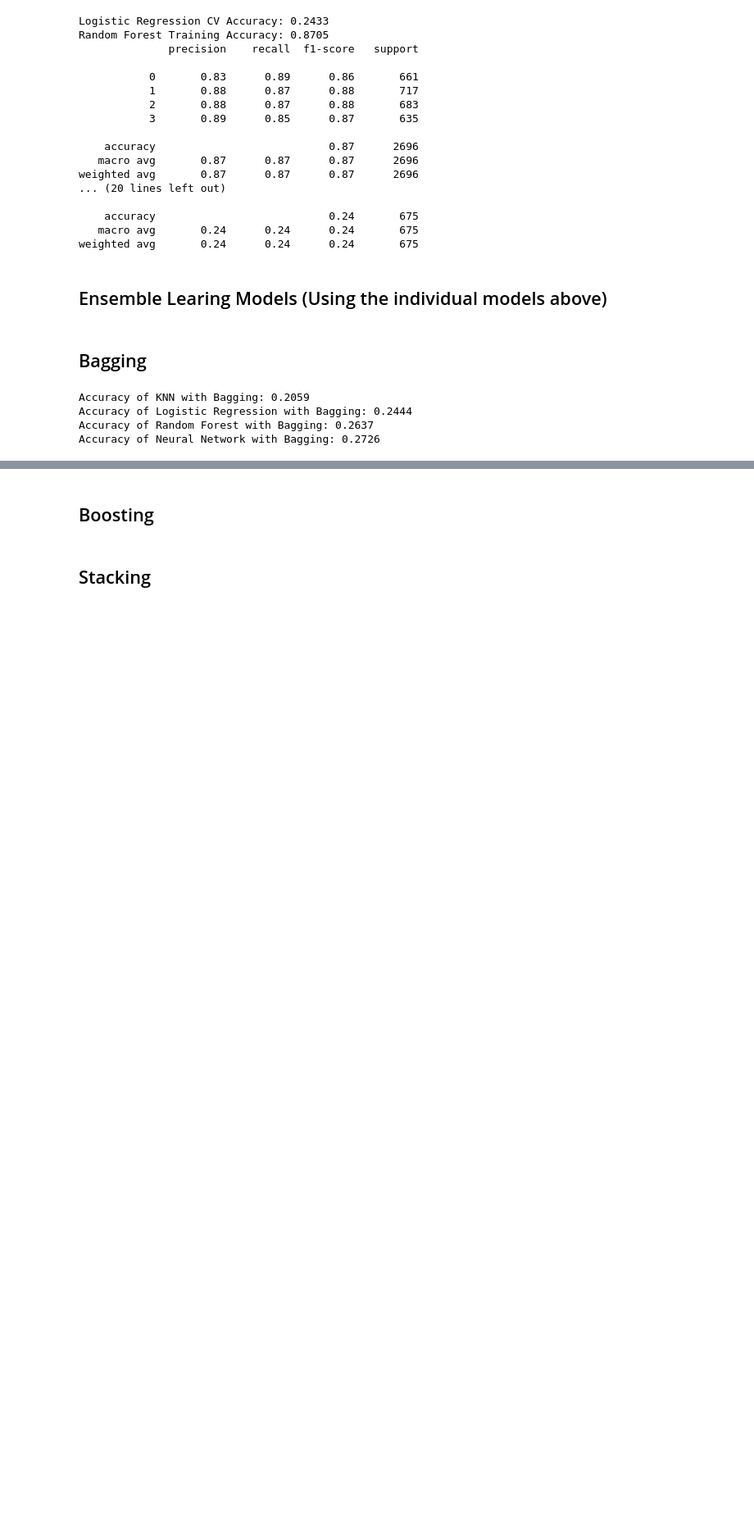
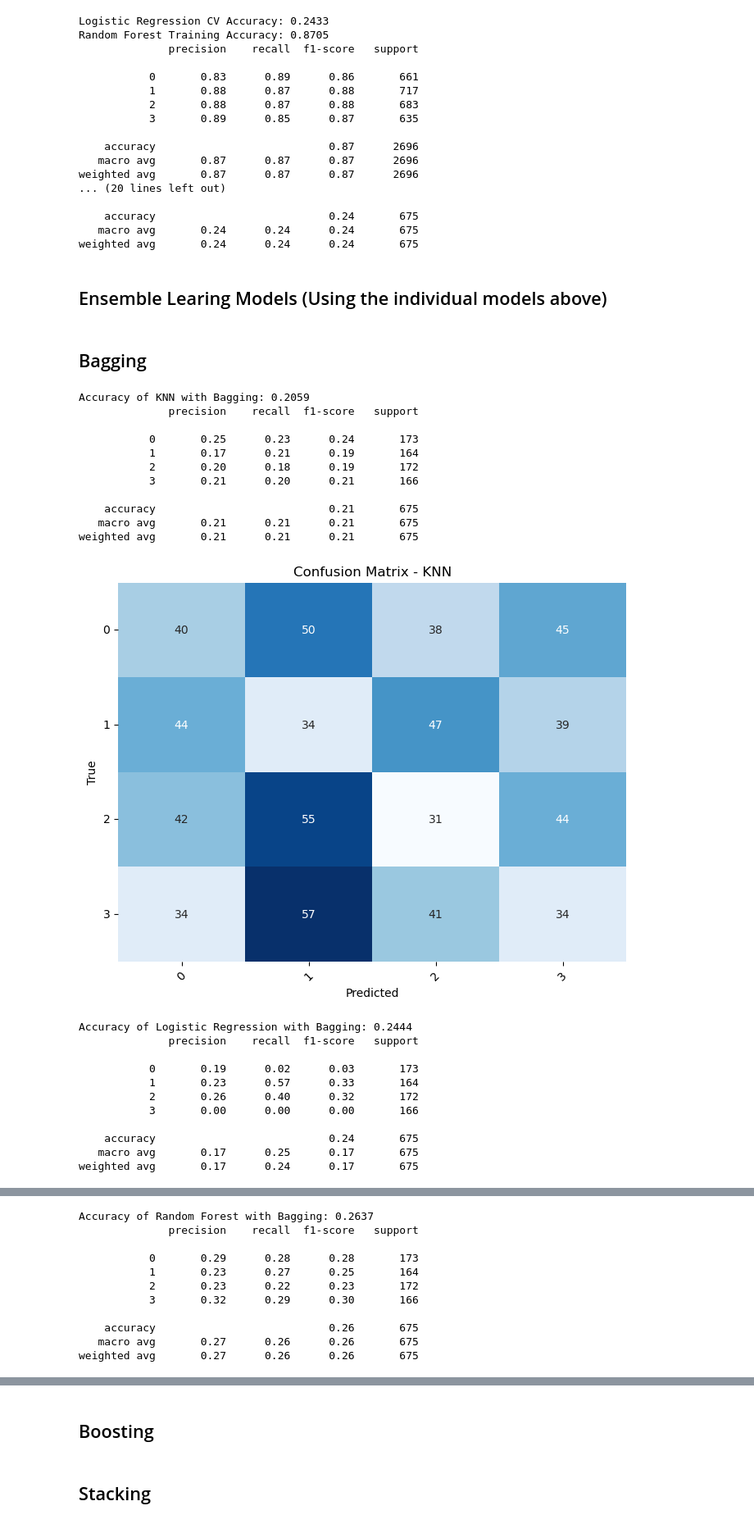
Before and after one commit to johnnyhuyhuynh/MindSpace, a Jupyter notebook: MindSpace-test.ipynb, the cells around one changed output, grey strips where cells are left out. Shown at 82% size. Saved outputs shown, nothing was run; the diff lists cells and outputs as text; code cells hidden in the pictures; blank space fills up the shorter version.

Commit message:
Updated Bagging and fixed Pip Install for Xgboost

```diff
--- a/MindSpace-test.ipynb
+++ b/MindSpace-test.ipynb
@@ -1645,34 +1652,55 @@ weighted avg       0.24      0.24      0.24       675
 # %%
 from sklearn.ensemble import BaggingClassifier
 
 # Split the data into training and testing sets
 X_trainBagging, X_testBagging, y_trainBagging, y_testBagging = train_test_split(X, y, test_size=0.2, random_state=42)
 
 # Define base models for bagging
 models = {
     'KNN': KNeighborsClassifier(weights = 'distance', algorithm = 'kd_tree'),
     'Logistic Regression': LogisticRegression(solver='liblinear', penalty='l2', C=1.0),
     'Random Forest': RandomForestClassifier(n_estimators=100, max_depth=10, random_state=42, class_weight='balanced'),
-    'Neural Network': MLPClassifier(),
+    'Neural Network': MLPClassifier(activation='tanh', alpha=0.1, hidden_layer_sizes=(40, 40), learning_rate='constant', solver='adam', max_iter=1000),
     'SVM': SVC(C=10, decision_function_shape='ovo', kernel='linear')
 }
 
 # Train each model with Bagging
 for model_name, model in models.items():
     # Define Bagging Classifier with the base model
     bagging_model = BaggingClassifier(estimator=model, n_estimators=10, random_state=42)
 
     # Fit the model
     bagging_model.fit(X_trainBagging, y_trainBagging)
 
     # Predict on the test set
     y_predBagging = bagging_model.predict(X_testBagging)
 
     # Evaluate the model
     accuracy = accuracy_score(y_testBagging, y_predBagging)
     print(f"Accuracy of {model_name} with Bagging: {accuracy:.4f}")
+    print(classification_report(y_testBagging, y_predBagging, zero_division=0))
+    plot_confusion_matrix(y_true=y_testBagging, y_pred=y_predBagging, title= f"Confusion Matrix - {model_name}")
 # %% [output]
 Accuracy of KNN with Bagging: 0.2059
-Accuracy of Logistic Regression with Bagging: 0.2444
-Accuracy of Random Forest with Bagging: 0.2637
-Accuracy of Neural Network with Bagging: 0.2726
+              precision    recall  f1-score   support
+
+           0       0.25      0.23      0.24       173
+           1       0.17      0.21      0.19       164
+           2       0.20      0.18      0.19       172
+           3       0.21      0.20      0.21       166
+
+    accuracy                           0.21       675
+   macro avg       0.21      0.21      0.21       675
+weighted avg       0.21      0.21      0.21       675
+[figure, added]
+Accuracy of Logistic Regression with Bagging: 0.2444
+              precision    recall  f1-score   support
+
+           0       0.19      0.02      0.03       173
+           1       0.23      0.57      0.33       164
+           2       0.26      0.40      0.32       172
+           3       0.00      0.00      0.00       166
+
+    accuracy                           0.24       675
+   macro avg       0.17      0.25      0.17       675
+weighted avg       0.17      0.24      0.17       675
@@ -1678,0 +1708,11 @@ Accuracy of Neural Network with Bagging: 0.2726
+Accuracy of Random Forest with Bagging: 0.2637
+              precision    recall  f1-score   support
+
+           0       0.29      0.28      0.28       173
+           1       0.23      0.27      0.25       164
+           2       0.23      0.22      0.23       172
+           3       0.32      0.29      0.30       166
+
+    accuracy                           0.26       675
+   macro avg       0.27      0.26      0.26       675
+weighted avg       0.27      0.26      0.26       675
```
Also changed, not shown: parts of 4 cells of this notebook.
